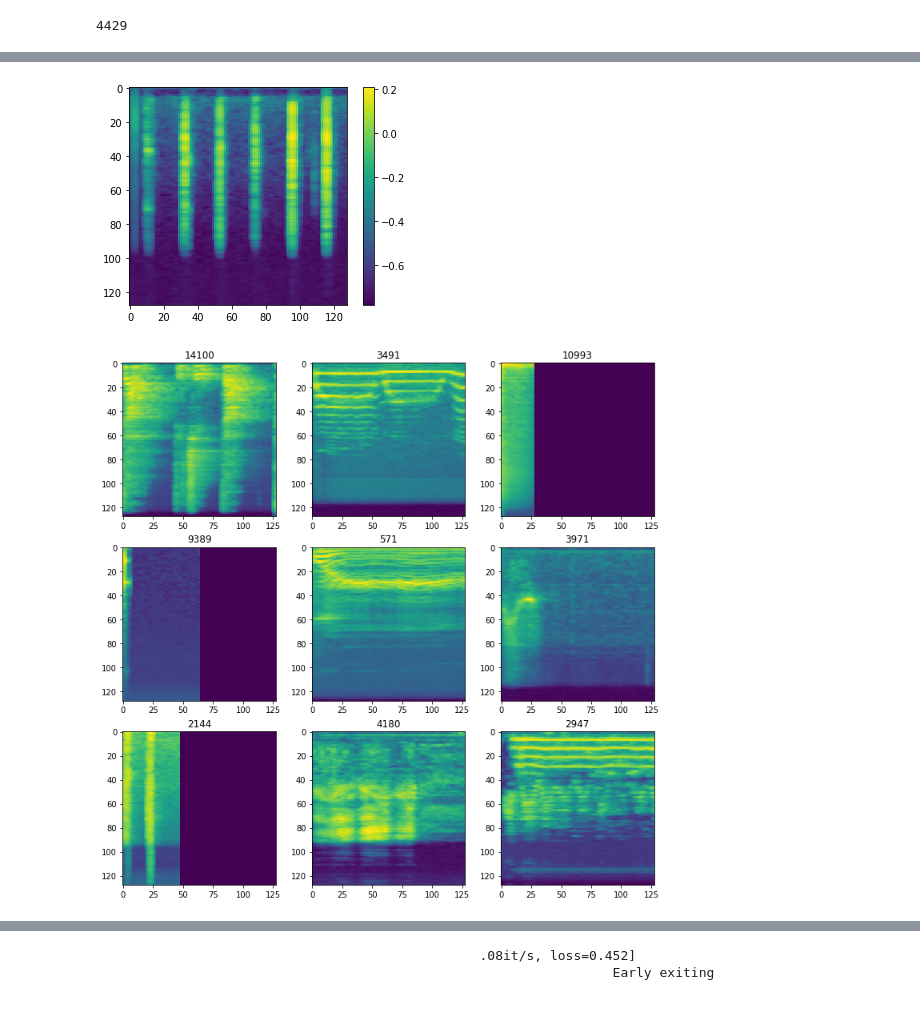
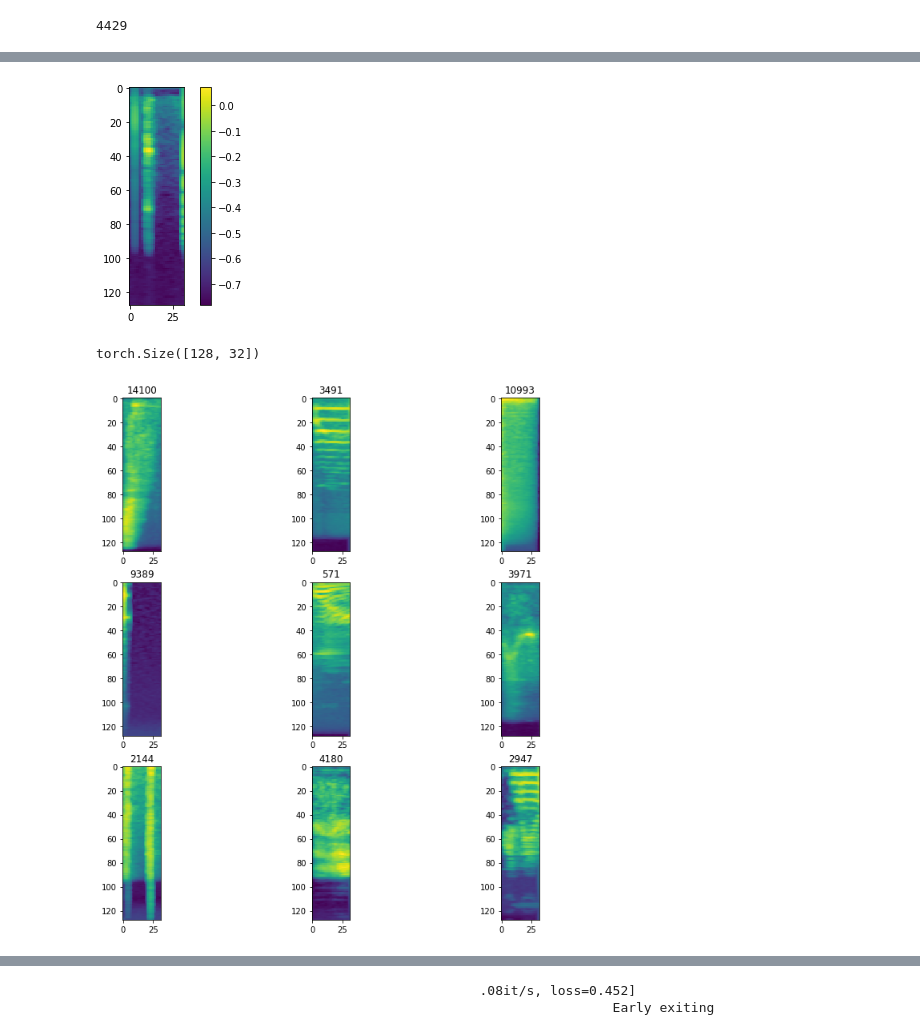
Before and after one commit to flyingleafe/vxs-vpt, a Jupyter notebook: notebooks/CAETraining.ipynb, the cells around one changed output, grey strips where cells are left out. Drawn from its saved outputs; the diff is of its cells as text; code cells hidden in the pictures.

```diff
--- a/notebooks/CAETraining.ipynb
+++ b/notebooks/CAETraining.ipynb
@@ -26,10 +32,17 @@ numpy.ufunc size changed, may indicate binary incompatibility. Expected 192 from
 if torch.cuda.is_available():
     print(torch.cuda.current_device())
 # %%
-vocal_sketch_dataset = SampleSet(glob.glob('../data/vocal_imitations_sketch_included/included/*.wav'))
-drum_machines_dataset = SampleSet(glob.glob('../data/200DrumMachines/*/*.wav'))
-avp_set_fixed = SampleSet(tracks=SegmentSet(AVPTrackSet('../data/AVP_Dataset', subset='Fixed'),
-                                            frame_window=65536, return_class=False))
+PAD_TRACK_LEN = 4096*4
+CUT_FRAME_WINDOW = 4096*4
+PAD_SPECGRAM = PAD_TRACK_LEN // 512
+
+vocal_sketch_dataset = vxs.SampleSet(glob.glob('../data/vocal_imitations_sketch_included/included/*.wav'),
+                                     pad_track=PAD_TRACK_LEN, pad_specgram=PAD_SPECGRAM)
+drum_machines_dataset = vxs.SampleSet(glob.glob('../data/200DrumMachines/*/*.wav'),
+                                      pad_track=PAD_TRACK_LEN, pad_specgram=PAD_SPECGRAM)
+avp_set_fixed = vxs.SampleSet(tracks=vxs.SegmentSet(vxs.AVPTrackSet('../data/AVP_Dataset', subset='Fixed'),
+                                                    frame_window=CUT_FRAME_WINDOW, return_class=False),
+                              pad_track=PAD_TRACK_LEN, pad_specgram=PAD_SPECGRAM)
 common_set = ConcatDataset([vocal_sketch_dataset, drum_machines_dataset, avp_set_fixed])
 # %%
 len(common_set)
@@ -89,37 +95,39 @@ def sample_random(num, ln, seed):
 def imshow_random_samples(dataset, num, random_seed=42, cols=3):
     samples = sample_random(num, len(dataset), random_seed)
     rows = num // cols + (0 if num % cols == 0 else 1)
     fig, axes_t = plt.subplots(rows, cols, figsize=(4*cols, 4*rows))
     axes = [ax for tp in axes_t for ax in tp]
 
     for (sample_idx, ax) in zip(samples, axes):
         sample = dataset[sample_idx]
         ax.imshow(sample.cpu().squeeze(0).numpy())
         ax.set_title(sample_idx)
 
     plt.show()
 
 def imshow_ae_output(model, dataset, num, random_seed=42):
     samples = sample_random(num, len(dataset), random_seed)
     fig, axes = plt.subplots(num, 3, figsize=(12, 4*num))
 
     for (sample_idx, (ax1, ax2, ax3)) in zip(samples, axes):
         sample = dataset[sample_idx].cpu()
         sample_out, z = model(sample.unsqueeze(0))
         ax1.imshow(sample.squeeze().numpy())
         ax2.imshow(sample_out.detach().squeeze().numpy())
-        ax3.imshow(z.detach().squeeze().flatten(1).numpy())
+        ax3.imshow(z.detach().squeeze().numpy().reshape(16, -1))
 
     plt.show()
 
 melgram = common_set[42][0]
 im = plt.imshow(melgram.cpu().squeeze(0).numpy())
 plt.colorbar(im)
 plt.show()
+print(melgram.shape)
 # %% [output]
-[figure, old version]
+[figure, new version]
+torch.Size([128, 32])
 # %%
 imshow_random_samples(common_set, 9, random_seed=44, cols=3)
 # %% [output]
-[figure, old version]
+[figure, new version]
 # %%
```
Also changed, not shown: parts of 18 cells of this notebook, 8 other files.
